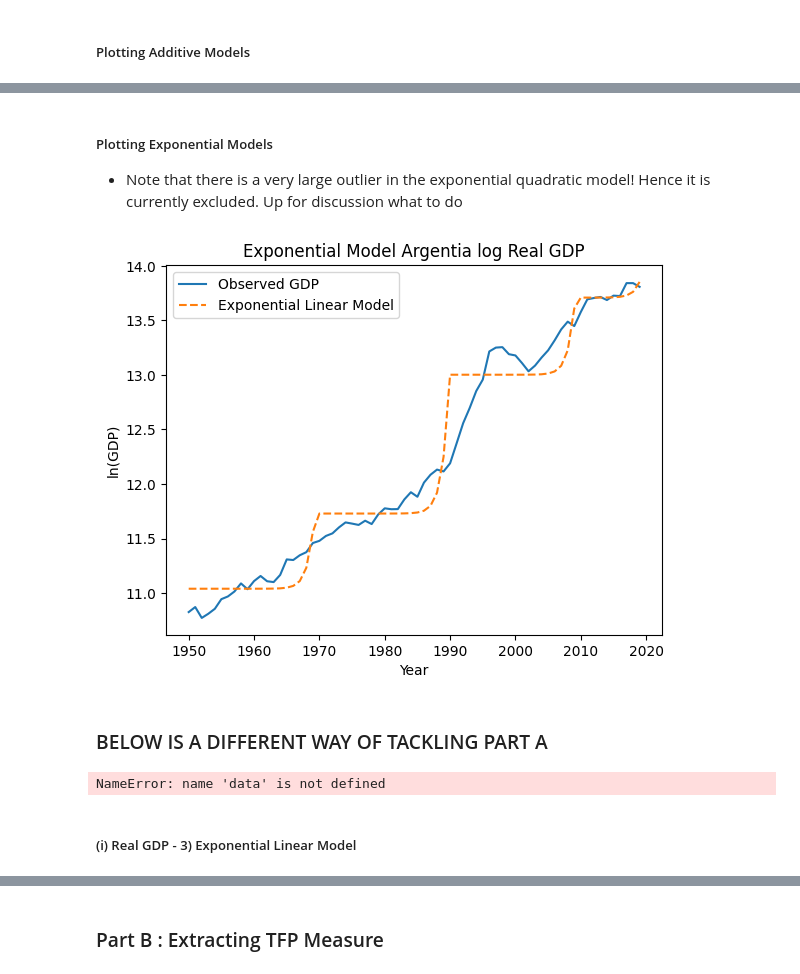
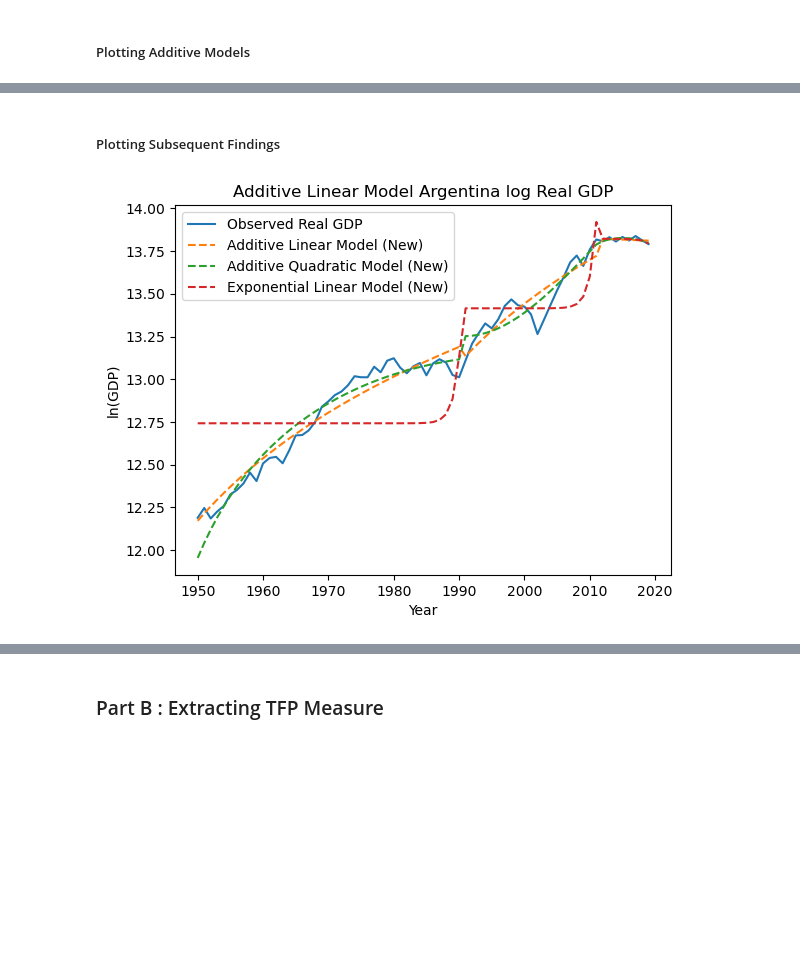
Before and after one commit to andreheeshaojun/EC2B1-Coursework, a Jupyter notebook: Section A/Section-A-Code.ipynb, the cells around one changed output, grey strips where cells are left out. Cells and saved outputs as stored; diff of their text form; code cells hidden in the pictures; blank space fills up the shorter version.

```diff
--- a/Section A/Section-A-Code.ipynb
+++ b/Section A/Section-A-Code.ipynb
@@ -69,7 +97,7 @@ years = filtered_df["Year"].dt.year.values # Ensure the years array matches the
 Yhat_add_linear = np.empty(len(years))  # Initialise an empty vector for the estimated GDP trend
 ymax = filtered_df["Year"].dt.year.values[-1]  # Maximum year in the data
 ymin = filtered_df["Year"].dt.year.values[0]  # Minimum year in the data
-Y = filtered_df["Expenditure-side real GDP at chained PPPs (in mil. 2017US$)"].values
+Y = filtered_df["Real GDP at constant 2017 national prices (in mil. 2017US$)"].values
 
 # Split years into 10-year periods
 for start_year in range(ymin, ymax + 1, 20):
@@ -182,48 +308,17 @@ for start_year in range(ymin, ymax + 1, 20):
-# %% [markdown]
-##### Plotting Exponential Models
-
-- Note that there is a very large outlier in the exponential quadratic model! Hence it is currently excluded. Up for discussion what to do
+# %% [markdown]
+##### Plotting Subsequent Findings
 # %%
 # Plot the results
 plt.figure()
-plt.plot(filtered_df["Year"], np.log(filtered_df["Expenditure-side real GDP at chained PPPs (in mil. 2017US$)"]), label="Observed GDP")
-plt.plot(filtered_df["Year"], Yhat_exp_linear, label="Exponential Linear Model", linestyle="--")
- # plt.plot(filtered_df["Year"], Yhat_exp_quad, label="Exponential Quadratic Model", linestyle="--")
+plt.plot(filtered_df["Year"], np.log(filtered_df["Real GDP at constant 2017 national prices (in mil. 2017US$)"]), label="Observed Real GDP")
+plt.plot(filtered_df["Year"], np.log(Yhat_add_linear_), label="Additive Linear Model (New)", linestyle="--")
+plt.plot(filtered_df["Year"], np.log(Yhat_add_quad_), label="Additive Quadratic Model (New)", linestyle="--")
+plt.plot(filtered_df["Year"], Yhat_exp_linear_, label="Exponential Linear Model (New)", linestyle="--")
 # Add labels and title
 plt.xlabel("Year")
 plt.ylabel("ln(GDP)")
-plt.title("Exponential Model Argentia log Real GDP")
+plt.title("Additive Linear Model Argentina log Real GDP")
 plt.legend()
 plt.show()
 # %% [output]
-[figure, old version]
+[figure, new version]
-# %% [markdown]
-### BELOW IS A DIFFERENT WAY OF TACKLING PART A
-# %%
-# Initialise predicted values yhat
-T_all = data["year"].max() - (ymin - 1) # number of all years in the data after ymin
-Yhat_add_quad = np.empty(T_all)
-
-# Create loop to compute trend for all years
-for t in range(T_all):
-    Yhat_add_quad[t] = a_add_quad + b_add_quad * (t + 1) + c_add_quad * (t+1) ** 2 # recall that Python indexing starts at 0
-
-# Let us convert into log-units
-yhat_add_quad= np.log(Yhat_add_quad)
-
-plt.figure()
-#one could add options such as a particular size and use instead
-#plt.figure(figsize=(7, 5))
-plt.plot(filtered_df['Year'],np.log(filtered_df['Expenditure-side real GDP at chained PPPs (in mil. 2017US$)']))
-plt.plot(filtered_df['Year'],yhat_add_quad) # Value already logged
-
-#labels
-plt.xlabel("year")
-plt.ylabel("ln(GDP)")
-
-#title
-plt.title("Additive Quadratic: GDP & trend")
-# %% [output]
-NameError: name 'data' is not defined
-# %% [markdown]
-##### (i) Real GDP - 3) Exponential Linear Model
```
Also changed, not shown: parts of 31 cells of this notebook.
